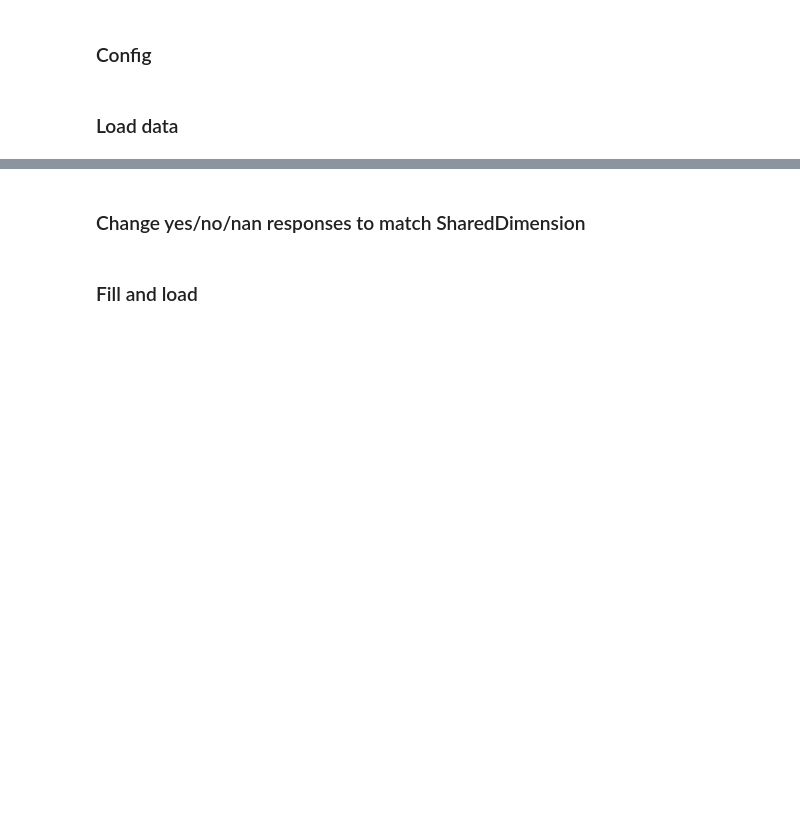
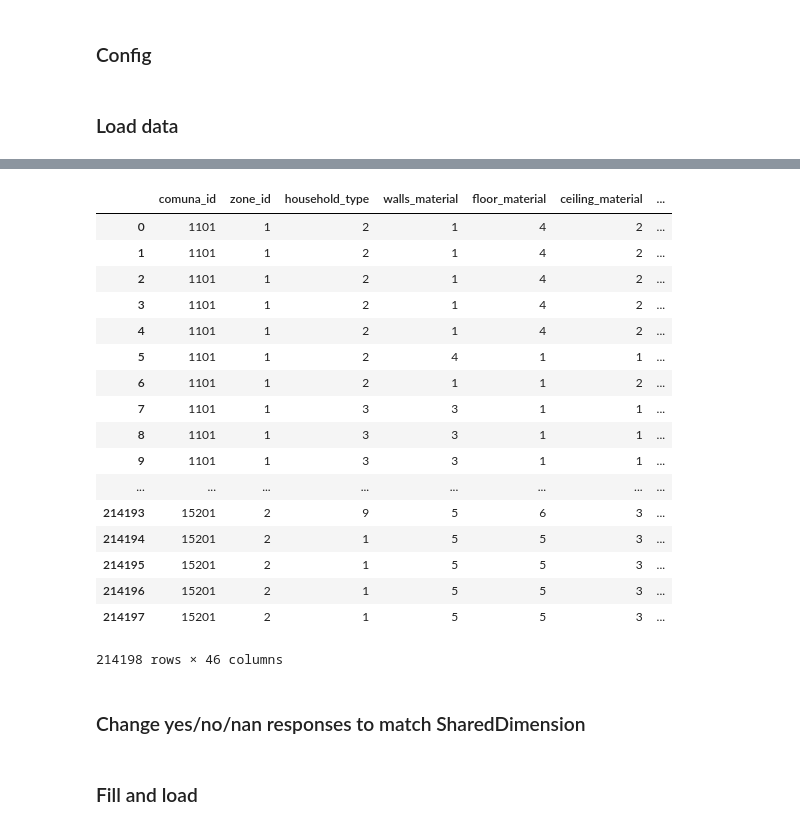
Before and after one commit to datachile/datachile-etl, a Jupyter notebook: casen/ingest/casen_household_ingest.ipynb, the cells around one changed output, grey strips where cells are left out. Cells and saved outputs as stored; diff of their text form; code cells hidden in the pictures; blank space fills up the shorter version.

```diff
--- a/casen/ingest/casen_household_ingest.ipynb
+++ b/casen/ingest/casen_household_ingest.ipynb
@@ -44,6 +44,27 @@ Already downloaded. Using: ../data/household_for_db.csv
  'expc',
  'comuna_datachile_id',
  'year']
+# %%
+df1
+# %% [output]
+|  | comuna_id | zone_id | household_type | walls_material | floor_material | ceiling_material | ... |
+| 0 | 1101 | 1 | 2 | 1 | 4 | 2 | ... |
+| 1 | 1101 | 1 | 2 | 1 | 4 | 2 | ... |
+| 2 | 1101 | 1 | 2 | 1 | 4 | 2 | ... |
+| 3 | 1101 | 1 | 2 | 1 | 4 | 2 | ... |
+| 4 | 1101 | 1 | 2 | 1 | 4 | 2 | ... |
+| 5 | 1101 | 1 | 2 | 4 | 1 | 1 | ... |
+| 6 | 1101 | 1 | 2 | 1 | 1 | 2 | ... |
+| 7 | 1101 | 1 | 3 | 3 | 1 | 1 | ... |
+| 8 | 1101 | 1 | 3 | 3 | 1 | 1 | ... |
+| 9 | 1101 | 1 | 3 | 3 | 1 | 1 | ... |
+| ... | ... | ... | ... | ... | ... | ... | ... |
+| 214193 | 15201 | 2 | 9 | 5 | 6 | 3 | ... |
+| 214194 | 15201 | 2 | 1 | 5 | 5 | 3 | ... |
+| 214195 | 15201 | 2 | 1 | 5 | 5 | 3 | ... |
+| 214196 | 15201 | 2 | 1 | 5 | 5 | 3 | ... |
+| 214197 | 15201 | 2 | 1 | 5 | 5 | 3 | ... |
+214198 rows × 46 columns
 # %% [markdown]
 ### Change yes/no/nan responses to match SharedDimension
 # %%
```
Also changed, not shown: parts of 1 cell of this notebook, 7 other files.
